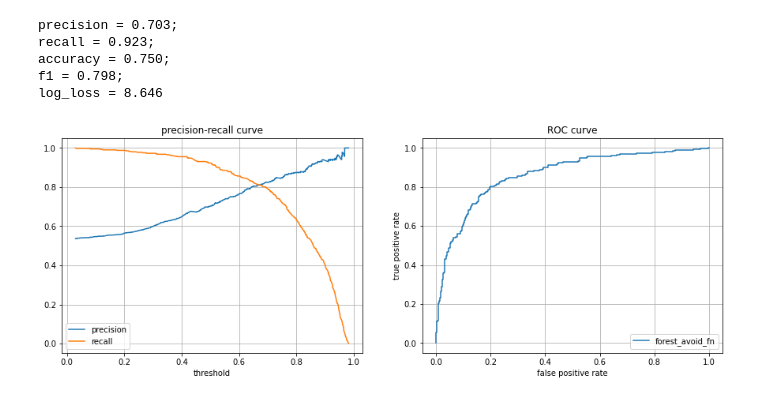
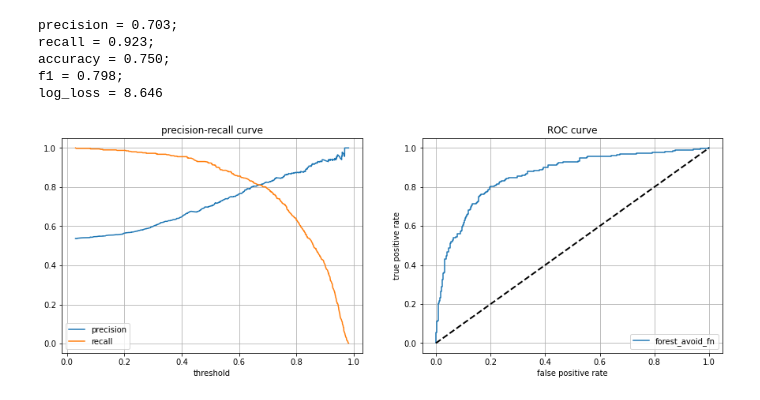
Before and after one commit to belpablo/Machine_Learning_Tecnologies_2022, a Jupyter notebook: Task_1/Belenko_Pavel_J41325c_MLT_2022_Task_1.ipynb, the cells around one changed output. Saved outputs shown, nothing was run; the diff lists cells and outputs as text; code cells hidden in the pictures.

```diff
--- a/Task_1/Belenko_Pavel_J41325c_MLT_2022_Task_1.ipynb
+++ b/Task_1/Belenko_Pavel_J41325c_MLT_2022_Task_1.ipynb
@@ -222,21 +230,23 @@ log_loss = 8.646
 # %%
 fig, (ax_pr, ax_roc) = plt.subplots(1, 2, figsize = (15, 5))
 
-precision, recall, threshold = metrics.precision_recall_curve(prob_pred_avoid_fn_df['real_activity'],  prob_pred_avoid_fn_df['forest_avoid_fn'])
 fpr, tpr, thr = metrics.roc_curve(prob_pred_avoid_fn_df['real_activity'],  prob_pred_avoid_fn_df['forest_avoid_fn'])
+precision, recall, threshold = metrics.precision_recall_curve(prob_pred_avoid_fn_df['real_activity'], \
+                                                              prob_pred_avoid_fn_df['forest_avoid_fn'])
 
-ax_pr.plot(threshold, precision[:-1], label = "precision")
-ax_pr.plot(threshold, recall[:-1], label = "recall")
-ax_pr.set_xlabel("threshold")
-ax_pr.set_title("precision-recall curve")
+ax_pr.plot(threshold, precision[:-1], label = 'precision')
+ax_pr.plot(threshold, recall[:-1], label = 'recall')
+ax_pr.set_xlabel('threshold')
+ax_pr.set_title('precision-recall curve')
 ax_pr.legend()
 ax_pr.grid()
 
-plt.plot(fpr, tpr, label="forest_avoid_fn")
-ax_roc.set_xlabel("false positive rate")
-ax_roc.set_ylabel("true positive rate")
-ax_roc.set_title("ROC curve")
-ax_roc.legend(loc=4)
+plt.plot(fpr, tpr, label = 'forest_avoid_fn')
+plt.plot([0, 1], [0, 1], color = 'k', lw = 2, linestyle = '--')
+ax_roc.set_xlabel('false positive rate')
+ax_roc.set_ylabel('true positive rate')
+ax_roc.set_title('ROC curve')
+ax_roc.legend(loc = 4)
 ax_roc.grid()
 # %% [output]
-[figure, old version]
+[figure, new version]
```
Also changed, not shown: parts of 4 cells of this notebook.
